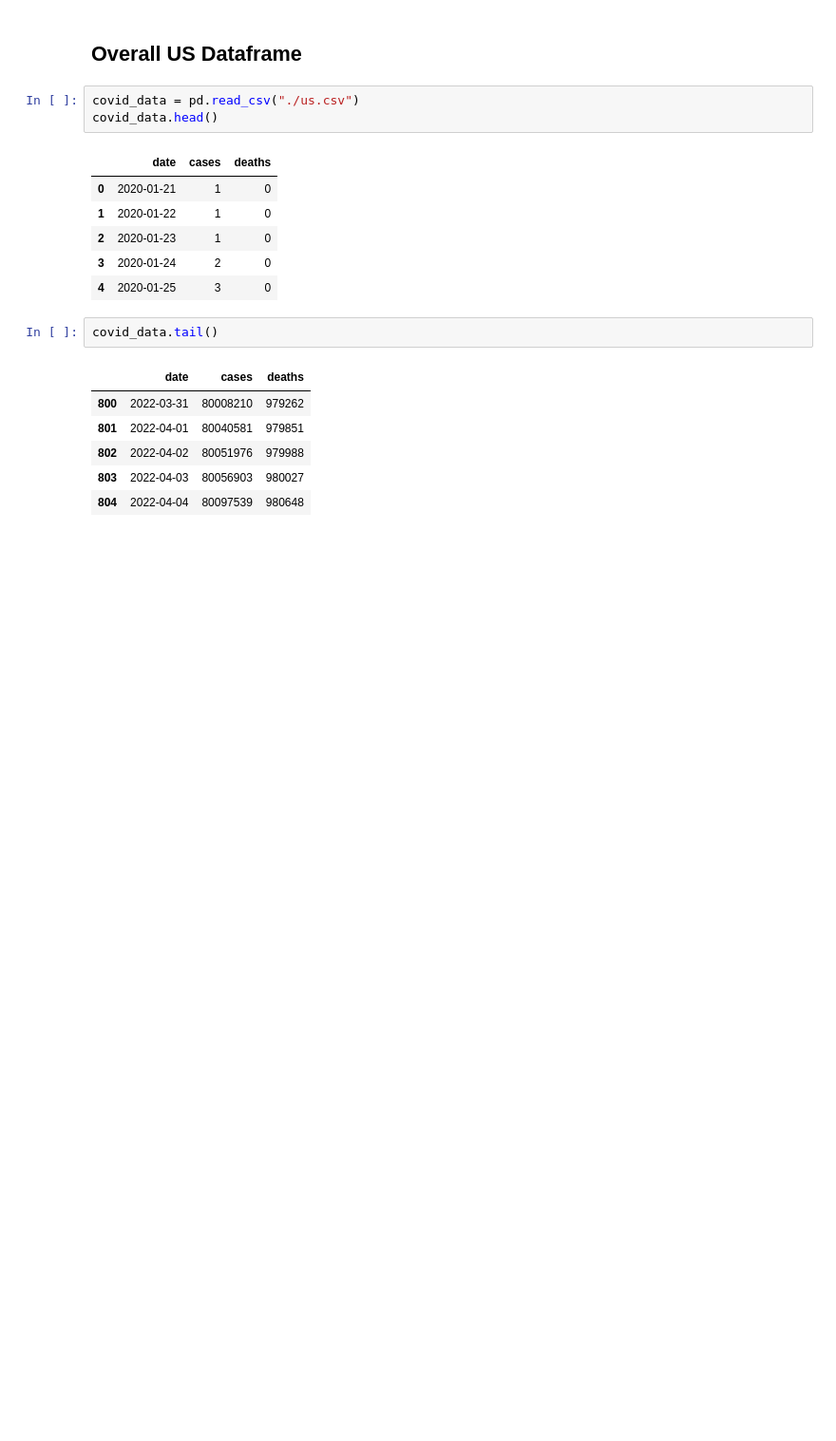
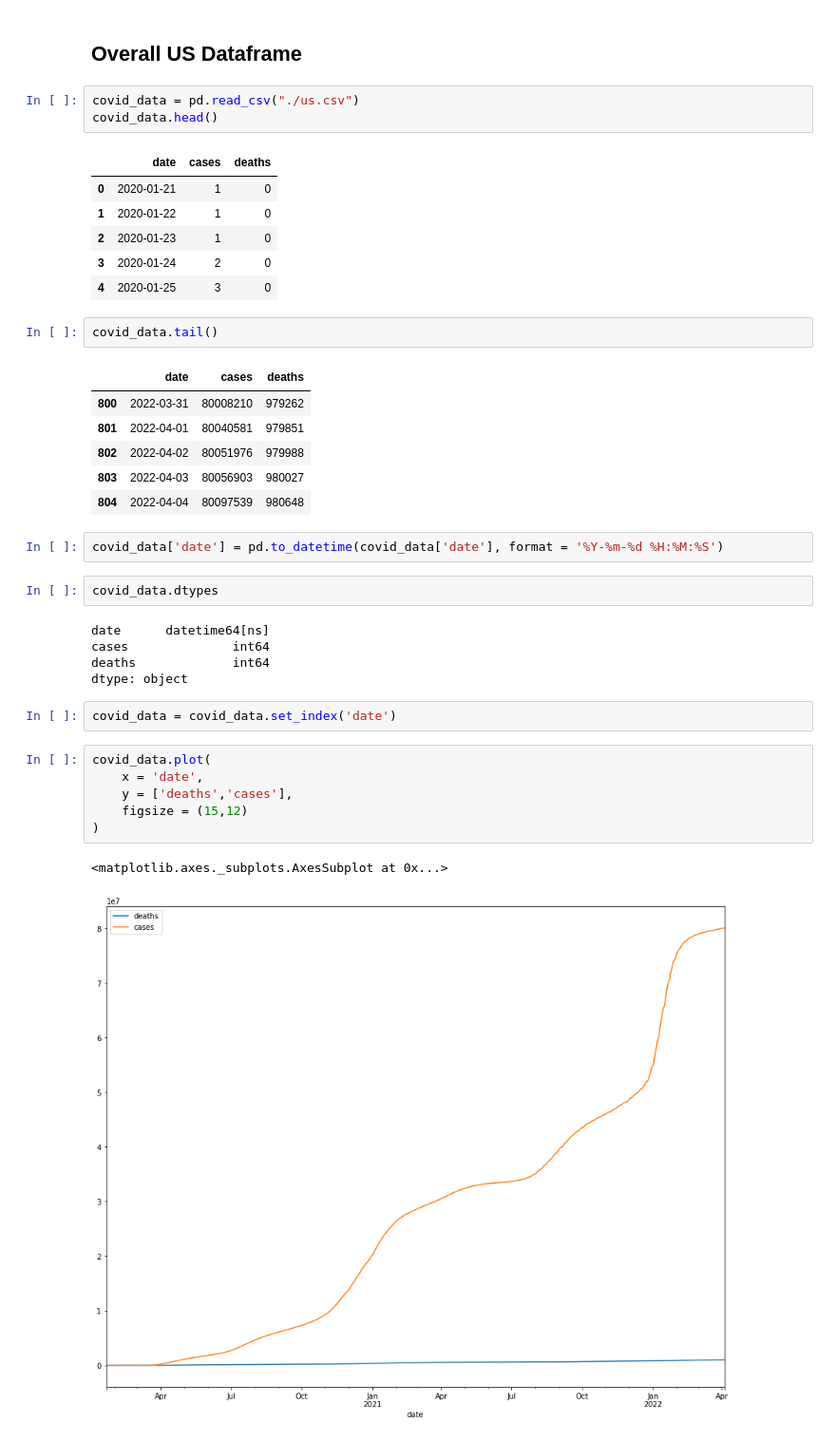
Before and after one commit to ak7588/ProjectsInProgrammingFinal, a Jupyter notebook: Projects_in_Programming_Finall_Project.ipynb, the cells around one changed output. Shown at 95% size. Cells and saved outputs as stored; diff of their text form; blank space fills up the shorter version.

```diff
--- a/Projects_in_Programming_Finall_Project.ipynb
+++ b/Projects_in_Programming_Finall_Project.ipynb
@@ -226,3 +226,23 @@ covid_data.tail()
 | 802 | 2022-04-02 | 80051976 | 979988 |
 | 803 | 2022-04-03 | 80056903 | 980027 |
 | 804 | 2022-04-04 | 80097539 | 980648 |
+# %%
+covid_data['date'] = pd.to_datetime(covid_data['date'], format = '%Y-%m-%d %H:%M:%S')
+# %%
+covid_data.dtypes
+# %% [output]
+date      datetime64[ns]
+cases              int64
+deaths             int64
+dtype: object
+# %%
+covid_data = covid_data.set_index('date')
+# %%
+covid_data.plot(
+    x = 'date',
+    y = ['deaths','cases'],
+    figsize = (15,12)
+)
+# %% [output]
+<matplotlib.axes._subplots.AxesSubplot at 0x...>
+[figure, added]
```
Also changed, not shown: parts of 1 cell of this notebook.
